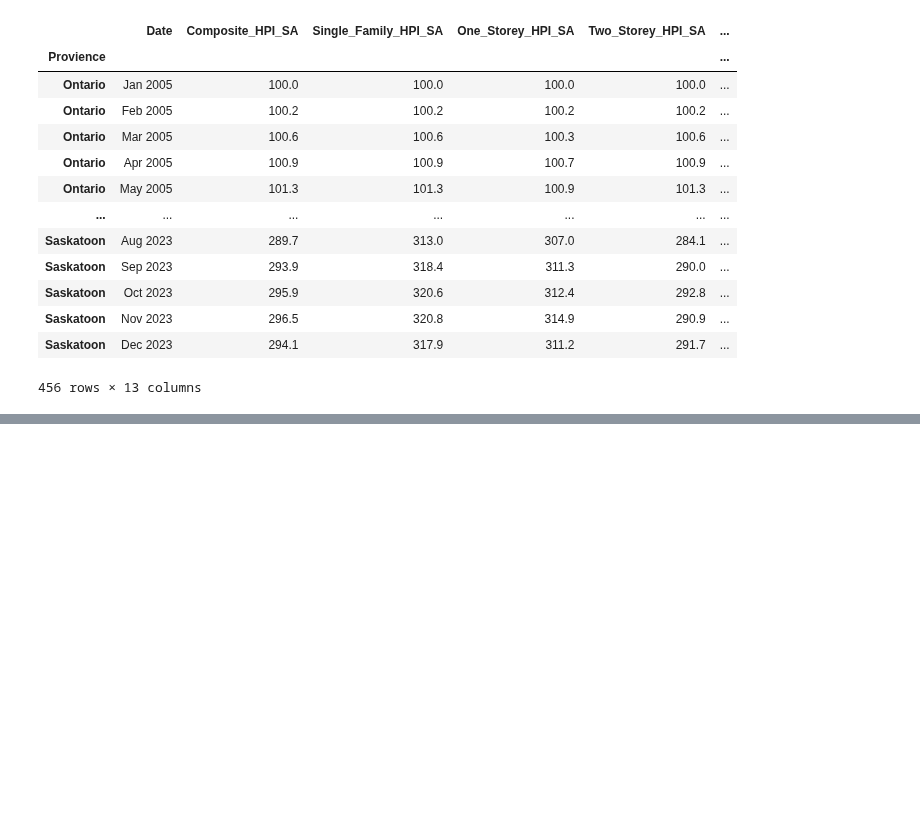
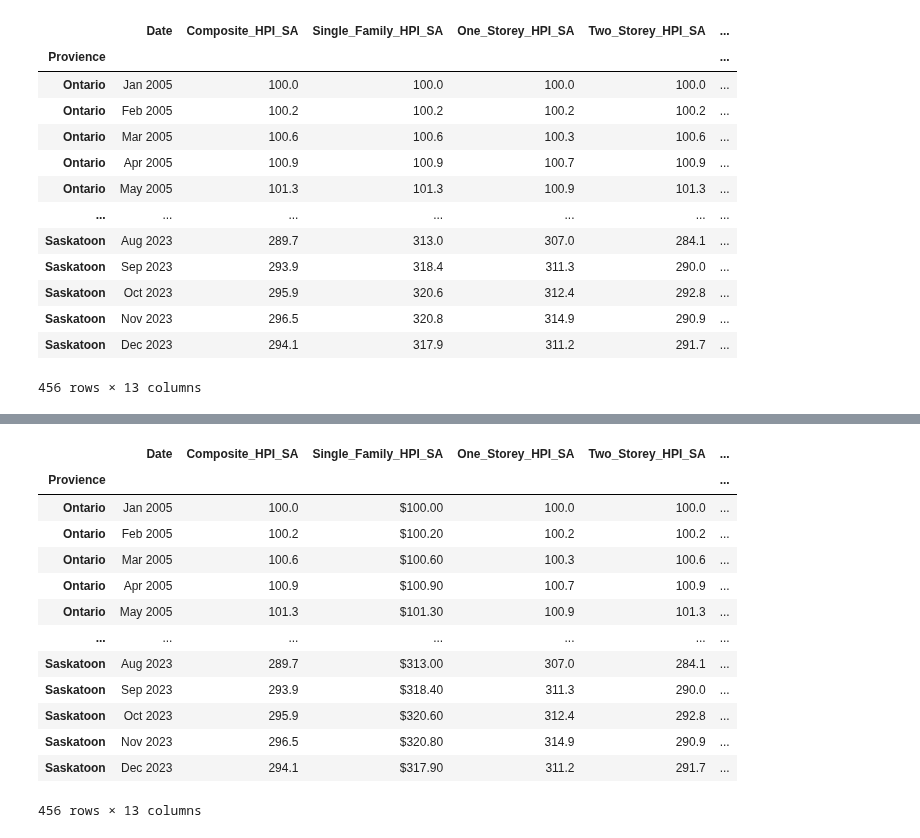
Before and after one commit to JasleenShergill/Covid-s-Effect-on-Real-Estate, a Jupyter notebook: realestate.ipynb, the cells around one changed output, grey strips where cells are left out. Cells and saved outputs as stored; diff of their text form; code cells hidden in the pictures; blank space fills up the shorter version.

```diff
--- a/realestate.ipynb
+++ b/realestate.ipynb
@@ -3,8 +3,8 @@
 import pandas as pd
 from pathlib import Path
 # %%
-ontario_csv= Path("ONTARIO.csv")
-saskatoon_csv= Path("SASKATOON.csv")
+ontario_csv= Path("Resources/ONTARIO.csv")
+saskatoon_csv= Path("Resources/SASKATOON.csv")
 ontario_df= pd.read_csv(ontario_csv)
 saskatoon_df= pd.read_csv(saskatoon_csv)
 ontario_df
@@ -166,0 +178,26 @@ concat_df
+# %%
+# # data formatting
+# Index(['Date', 'Composite_HPI_SA', 'Single_Family_HPI_SA', 'One_Storey_HPI_SA',
+#        'Two_Storey_HPI_SA', 'Townhouse_HPI_SA', 'Apartment_HPI_SA',
+#        'Composite_Benchmark_SA', 'Single_Family_Benchmark_SA',
+#        'One_Storey_Benchmark_SA', 'Two_Storey_Benchmark_SA',
+#        'Townhouse_Benchmark_SA', 'Apartment_Benchmark_SA'],
+#       dtype='object')
+
+concat_df["Single_Family_HPI_SA"] = concat_df["Single_Family_HPI_SA"].astype(float).map("${:,.2f}".format)
+concat_df
+# %% [output]
+|  | Date | Composite_HPI_SA | Single_Family_HPI_SA | One_Storey_HPI_SA | Two_Storey_HPI_SA | ... |
+| Provience |  |  |  |  |  | ... |
+| Ontario | Jan 2005 | 100.0 | $100.00 | 100.0 | 100.0 | ... |
+| Ontario | Feb 2005 | 100.2 | $100.20 | 100.2 | 100.2 | ... |
+| Ontario | Mar 2005 | 100.6 | $100.60 | 100.3 | 100.6 | ... |
+| Ontario | Apr 2005 | 100.9 | $100.90 | 100.7 | 100.9 | ... |
+| Ontario | May 2005 | 101.3 | $101.30 | 100.9 | 101.3 | ... |
+| ... | ... | ... | ... | ... | ... | ... |
+| Saskatoon | Aug 2023 | 289.7 | $313.00 | 307.0 | 284.1 | ... |
+| Saskatoon | Sep 2023 | 293.9 | $318.40 | 311.3 | 290.0 | ... |
+| Saskatoon | Oct 2023 | 295.9 | $320.60 | 312.4 | 292.8 | ... |
+| Saskatoon | Nov 2023 | 296.5 | $320.80 | 314.9 | 290.9 | ... |
+| Saskatoon | Dec 2023 | 294.1 | $317.90 | 311.2 | 291.7 | ... |
+456 rows × 13 columns
```
Also changed, not shown: parts of 3 cells of this notebook, 1 other file.
